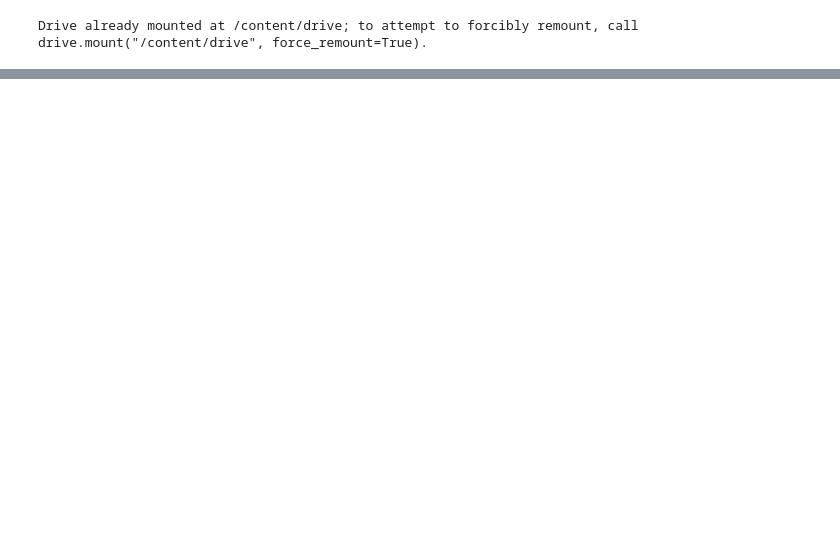
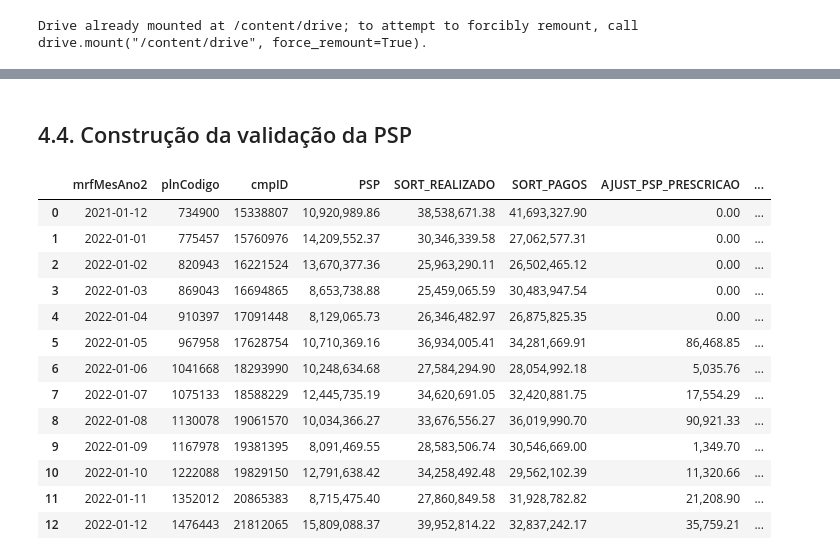
Before and after one commit to Ricardobigdata/PrimerRepor, a Jupyter notebook: Cópia_de_auditoria_cap.ipynb, the cells around one changed output, grey strips where cells are left out. Cells and saved outputs as stored; diff of their text form; code cells hidden in the pictures; blank space fills up the shorter version.

```diff
--- a/Cópia_de_auditoria_cap.ipynb
+++ b/Cópia_de_auditoria_cap.ipynb
@@ -234,8 +315,41 @@ MOV_PSR = ARREC_PSR.merge(BAIXA_PSR[['BAIXA_PSR','plnCodigo','mrfMesAno2']], how
+# %% [markdown]
+## 4.4. Construção da validação da PSP
 # %%
-# Construção da validação da PSP
 
-PSP_SORT= PSR.merge(SORT_REALIZADO[['SORT_REALIZADO','plnCodigo','mrfMesAno2']], how='left', on=["plnCodigo","mrfMesAno2"])
+
+PSP_SORT= PSP.merge(SORT_REALIZADO[['SORT_REALIZADO','plnCodigo','mrfMesAno2']], how='left', on=["plnCodigo","mrfMesAno2"])
 MOV = PSP_SORT.merge(SORT_PAGOS[['SORT_PAGOS','plnCodigo','mrfMesAno2']], how='left', on=["plnCodigo","mrfMesAno2"])
 MOV2 = MOV.merge(AJUST_PSP_PRESCRICAO[['AJUST_PSP_PRESCRICAO','plnCodigo','mrfMesAno2']], how='left', on=["plnCodigo","mrfMesAno2"])
 MOV_PSP = MOV2.merge(AJUST_PSP_OUTROS[['AJUST_PSP_OUTROS','plnCodigo','mrfMesAno2']], how='left', on=["plnCodigo","mrfMesAno2"])
+MOV_PSP2 = MOV_PSP.groupby(by=["mrfMesAno2"]).sum().reset_index()
+
+MOV_PSP2['PSP_1'] = MOV_PSP2["PSP"].shift(1)
+
+MOV_PSP2['calculo']  = (MOV_PSP2['PSP_1']*fator1) + ((MOV_PSP2['SORT_REALIZADO'] - MOV_PSP2['SORT_PAGOS']-MOV_PSP2['AJUST_PSP_PRESCRICAO']-MOV_PSP2['AJUST_PSP_OUTROS'] )*fator2)
+MOV_PSP2['variacao'] = ((MOV_PSP2['PSP']-MOV_PSP2['calculo'])/MOV_PSP2['PSP'])*100
+
+MOV_PSP2['PSP'] = MOV_PSP2['PSP'].apply(formatar)
+MOV_PSP2['PSP_1'] = MOV_PSP2['PSP_1'].apply(formatar)
+MOV_PSP2['SORT_REALIZADO'] = MOV_PSP2['SORT_REALIZADO'].apply(formatar)
+MOV_PSP2['SORT_PAGOS'] = MOV_PSP2['SORT_PAGOS'].apply(formatar)
+MOV_PSP2['AJUST_PSP_PRESCRICAO'] = MOV_PSP2['AJUST_PSP_PRESCRICAO'].apply(formatar)
+MOV_PSP2['AJUST_PSP_OUTROS'] = MOV_PSP2['AJUST_PSP_OUTROS'].apply(formatar)
+MOV_PSP2['calculo'] = MOV_PSP2['calculo'].apply(formatar)
+MOV_PSP2['variacao'] = MOV_PSP2['variacao'].apply(formatar)
+MOV_PSP2.head(15)
+# %% [output]
+|  | mrfMesAno2 | plnCodigo | cmpID | PSP | SORT_REALIZADO | SORT_PAGOS | AJUST_PSP_PRESCRICAO | ... |
+| 0 | 2021-01-12 | 734900 | 15338807 | 10,920,989.86 | 38,538,671.38 | 41,693,327.90 | 0.00 | ... |
+| 1 | 2022-01-01 | 775457 | 15760976 | 14,209,552.37 | 30,346,339.58 | 27,062,577.31 | 0.00 | ... |
+| 2 | 2022-01-02 | 820943 | 16221524 | 13,670,377.36 | 25,963,290.11 | 26,502,465.12 | 0.00 | ... |
+| 3 | 2022-01-03 | 869043 | 16694865 | 8,653,738.88 | 25,459,065.59 | 30,483,947.54 | 0.00 | ... |
+| 4 | 2022-01-04 | 910397 | 17091448 | 8,129,065.73 | 26,346,482.97 | 26,875,825.35 | 0.00 | ... |
+| 5 | 2022-01-05 | 967958 | 17628754 | 10,710,369.16 | 36,934,005.41 | 34,281,669.91 | 86,468.85 | ... |
+| 6 | 2022-01-06 | 1041668 | 18293990 | 10,248,634.68 | 27,584,294.90 | 28,054,992.18 | 5,035.76 | ... |
+| 7 | 2022-01-07 | 1075133 | 18588229 | 12,445,735.19 | 34,620,691.05 | 32,420,881.75 | 17,554.29 | ... |
+| 8 | 2022-01-08 | 1130078 | 19061570 | 10,034,366.27 | 33,676,556.27 | 36,019,990.70 | 90,921.33 | ... |
+| 9 | 2022-01-09 | 1167978 | 19381395 | 8,091,469.55 | 28,583,506.74 | 30,546,669.00 | 1,349.70 | ... |
+| 10 | 2022-01-10 | 1222088 | 19829150 | 12,791,638.42 | 34,258,492.48 | 29,562,102.39 | 11,320.66 | ... |
+| 11 | 2022-01-11 | 1352012 | 20865383 | 8,715,475.40 | 27,860,849.58 | 31,928,782.82 | 21,208.90 | ... |
+| 12 | 2022-01-12 | 1476443 | 21812065 | 15,809,088.37 | 39,952,814.22 | 32,837,242.17 | 35,759.21 | ... |
 # %%
```
Also changed, not shown: parts of 26 cells of this notebook.
